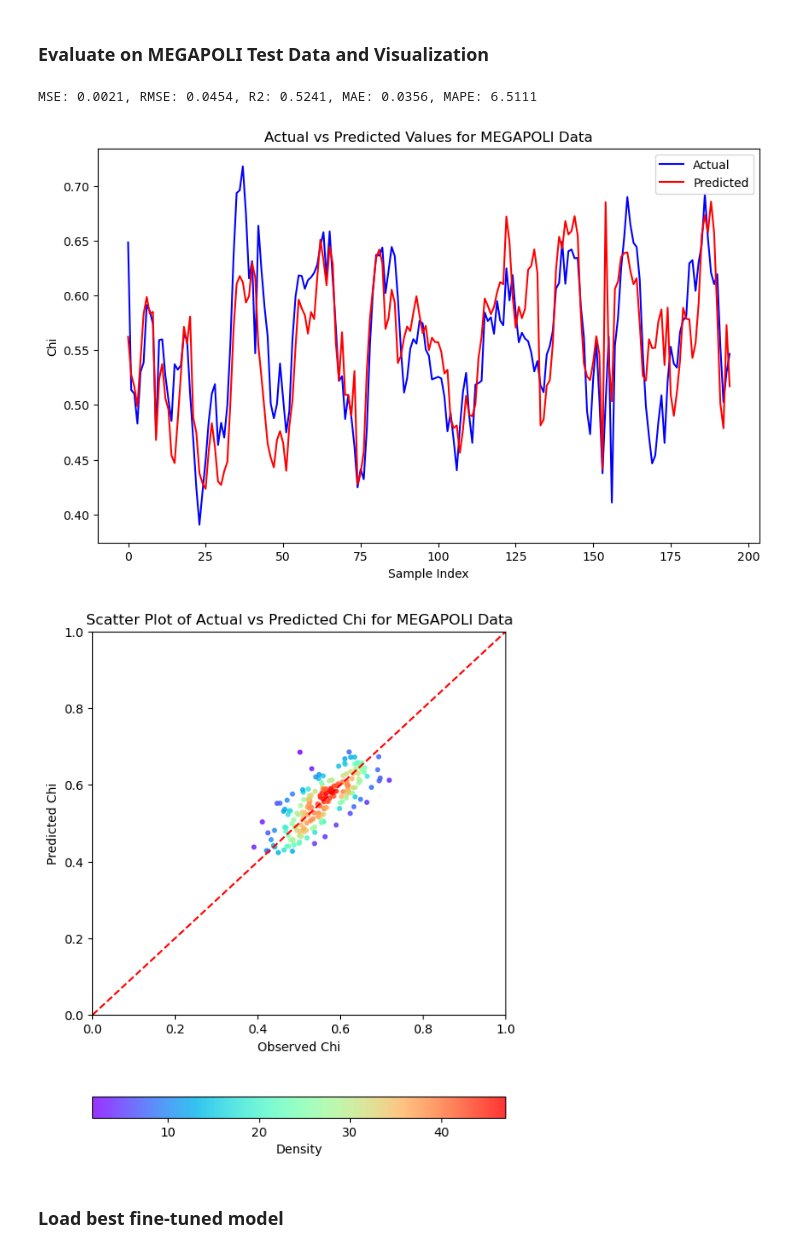
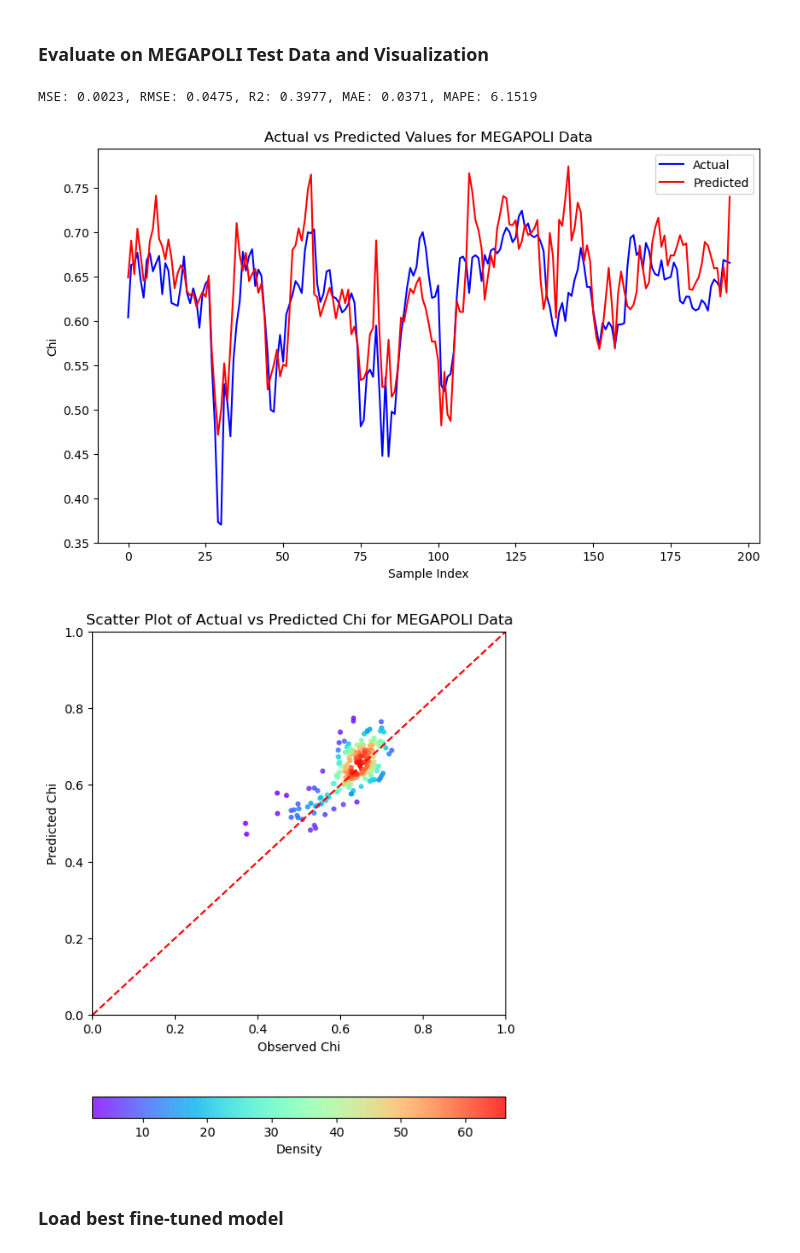
Before and after one commit to envdes/code_MEGAPOLI_Foundation_Model, a Jupyter notebook: 3_Fine_tune_different _data_size/Fine-tune_different_data_size.ipynb, the cells around one changed output. Cells and saved outputs as stored; diff of their text form; code cells hidden in the pictures.

Commit message:
update_20250131
Add fine-tuning pre-trained model by testing dataset and test in training dataset

```diff
--- a/3_Fine_tune_different _data_size/Fine-tune_different_data_size.ipynb
+++ b/3_Fine_tune_different _data_size/Fine-tune_different_data_size.ipynb
@@ -219,8 +105,8 @@ Best hyperparameters: {'num_frozen_blocks': 13, 'weight_decay': 0.00092430274868
 ### Transfer Learning with ResNet for MEGAPOLI Data
 # %%
 # Load the datasets
-megapoli_train_data = pd.read_csv('../Data/MEGAPOLI_data/MEGAPOLI_Marine_train_25%.csv') # e.g. Use 50% fine-tuning training dataset to fine-tune foundation model
-megapoli_test_data = pd.read_csv('../Data/MEGAPOLI_data/MEGAPOLI_Marine_test_50%.csv')
+megapoli_train_data = pd.read_csv('../Data/MEGAPOLI_data/MEGAPOLI_Marine_test_50%.csv') # e.g. Use 50% fine-tuning training dataset to fine-tune foundation model
+megapoli_test_data = pd.read_csv('../Data/MEGAPOLI_data/MEGAPOLI_Marine_train_50%.csv')
 
 
 # Prepare MEGAPOLI data
@@ -346,7 +232,7 @@ for epoch in range(num_epochs):
 
 # Save the fine-tuned model
 model.load_state_dict(best_model)
-# torch.save(model.state_dict(), '../Model/best_resnet_model_finetuned.pth')
+torch.save(model.state_dict(), '../Model/best_resnet_model_finetuned_50%_test.pth')
 # %% [output]
 Number of frozen layers: 13
 Frozen layer: blocks.0.fc1.weight
@@ -387,7 +272,7 @@ with torch.no_grad(): # Disable gradient computation for evaluation
     })
 
     # Save to CSV (e.g. Fine-tuned by 50% of fine-tuning training dataset (25% of the MEGAPOLI data), tested model by the fine-tuning testing dataset)
-    results_df.to_csv('../Data/Fine_tuned_Results_different_data_size/Fine_tuning_25%Data.csv', index=False)
+    # results_df.to_csv('../Data/Fine_tuned_Results_different_data_size/Fine_tuning_20%Data_test.csv', index=False)
 
 # Calculate performance metrics
 # mse = mean_squared_error(y_test_true, y_test_pred)
@@ -416,36 +301,36 @@ plt.show()
 
 
 # Scatter plot with density visualization
 # Prepare data for scatter plot
 actual_values = y_megapoli_test_tensor.numpy()
 predicted_values = y_test_predictions.numpy()
 
 
 # Compute point density
 xy = np.vstack([actual_values, predicted_values])
 z = gaussian_kde(xy)(xy)
 
 # Create scatter plot with density as color
 fig, ax = plt.subplots(figsize=(6, 8))
 scatter = plt.scatter(actual_values, predicted_values, c=z, s=10, cmap='rainbow', alpha=0.8)
 plt.colorbar(scatter, label='Density', orientation='horizontal')
 
 # Add y = x reference line
 plt.plot([0, 1], [0, 1], color='r', linestyle='--')
 
 # Set axis labels, limits, and title
 plt.xlabel('Observed Chi')
 plt.ylabel('Predicted Chi')
 plt.xlim(0, 1)
 plt.ylim(0, 1)
 plt.title('Scatter Plot of Actual vs Predicted Chi for MEGAPOLI Data')
 
 # Display the scatter plot
 plt.show()
 # %% [output]
-MSE: 0.0021, RMSE: 0.0454, R2: 0.5241, MAE: 0.0356, MAPE: 6.5111
+MSE: 0.0023, RMSE: 0.0475, R2: 0.3977, MAE: 0.0371, MAPE: 6.1519
-[figure, old version]
+[figure, new version]
-[figure, old version]
+[figure, new version]
 # %% [markdown]
 ### Load best fine-tuned model
 # %%
```
Also changed, not shown: parts of 3 cells of this notebook, 17 other files.
